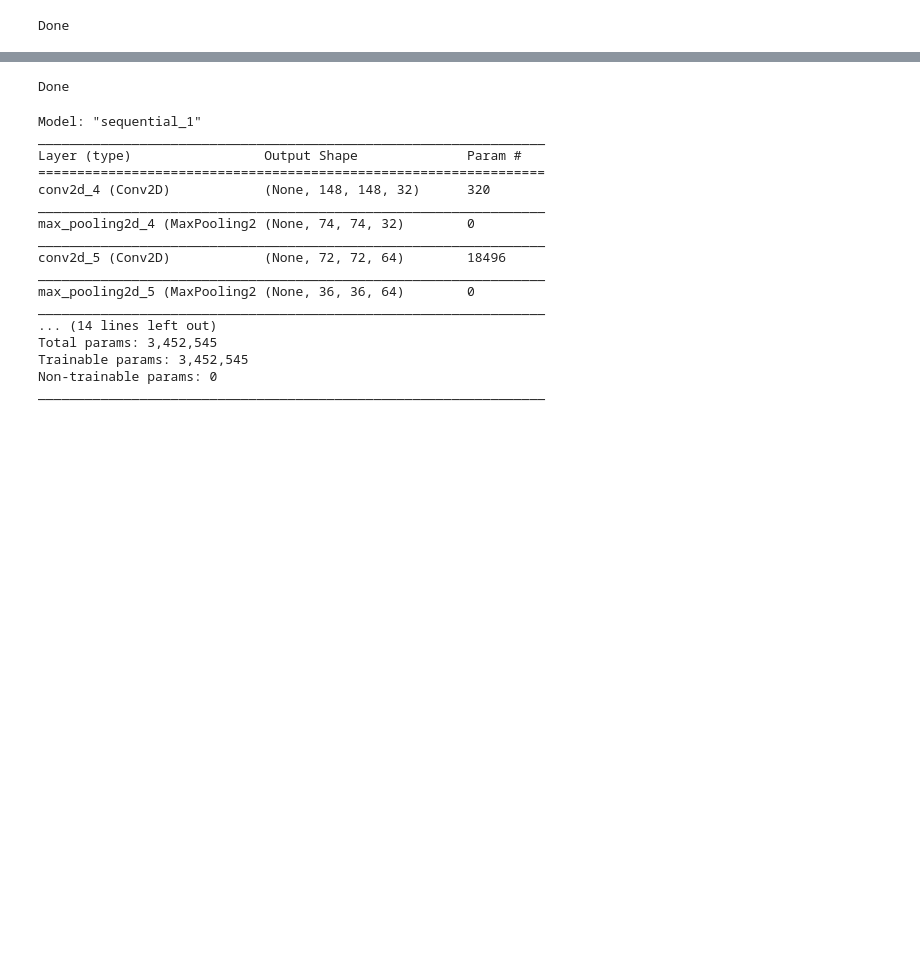
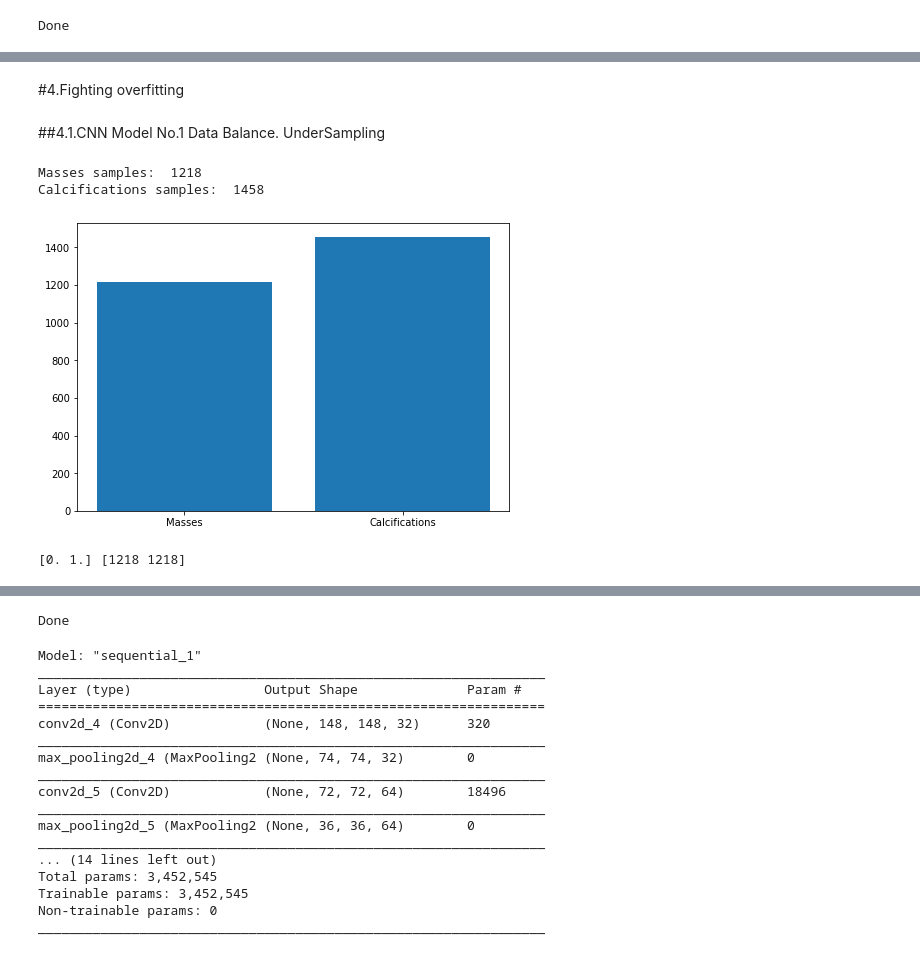
Before and after one commit to MarshaGomez/CNN-Medical-Imaging-Analysis, a Jupyter notebook: Code/Scratch_CNN_masses_vs_calc.ipynb, the cells around one changed output, grey strips where cells are left out. Drawn from its saved outputs; the diff is of its cells as text; code cells hidden in the pictures; blank space fills up the shorter version.

Commit message:
Update Scratch_CNN_masses_vs_calc

```diff
--- a/Code/Scratch_CNN_masses_vs_calc.ipynb
+++ b/Code/Scratch_CNN_masses_vs_calc.ipynb
@@ -485,0 +537,19 @@ plt.show()
+# %% [markdown]
+#4.Fighting overfitting
+# %% [markdown]
+##4.1.CNN Model No.1 Data Balance. UnderSampling
+# %%
+unique, counts = np.unique(train_labels, return_counts=True)
+print("Masses samples: ", counts[0])
+print("Calcifications samples: ", counts[1])
+
+fig = plt.figure()
+ax = fig.add_axes([0,0,1,1])
+sample = ['Masses', 'Calcifications']
+count = counts
+ax.bar(sample,count)
+plt.show()
+# %% [output]
+Masses samples:  1218
+Calcifications samples:  1458
+[figure, added]
@@ -485,0 +586,7 @@ plt.show()
+# %%
+undersampled_images, undersampled_labels = undersample(train_images, train_labels)
+
+unique, counts = np.unique(undersampled_labels, return_counts=True)
+print(unique, counts)
+# %% [output]
+[0. 1.] [1218 1218]
```
Also changed, not shown: parts of 48 cells of this notebook.
